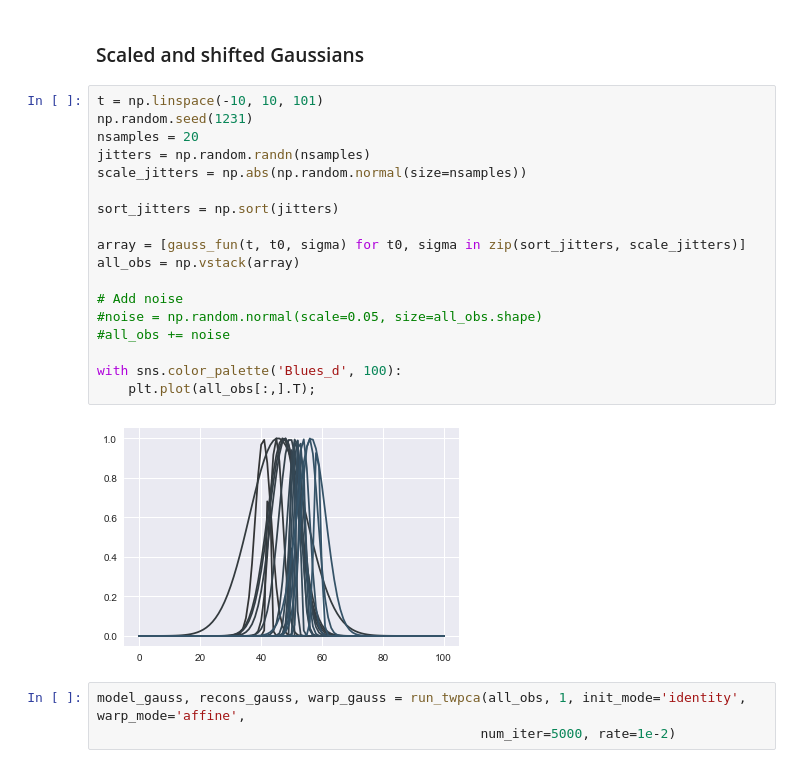
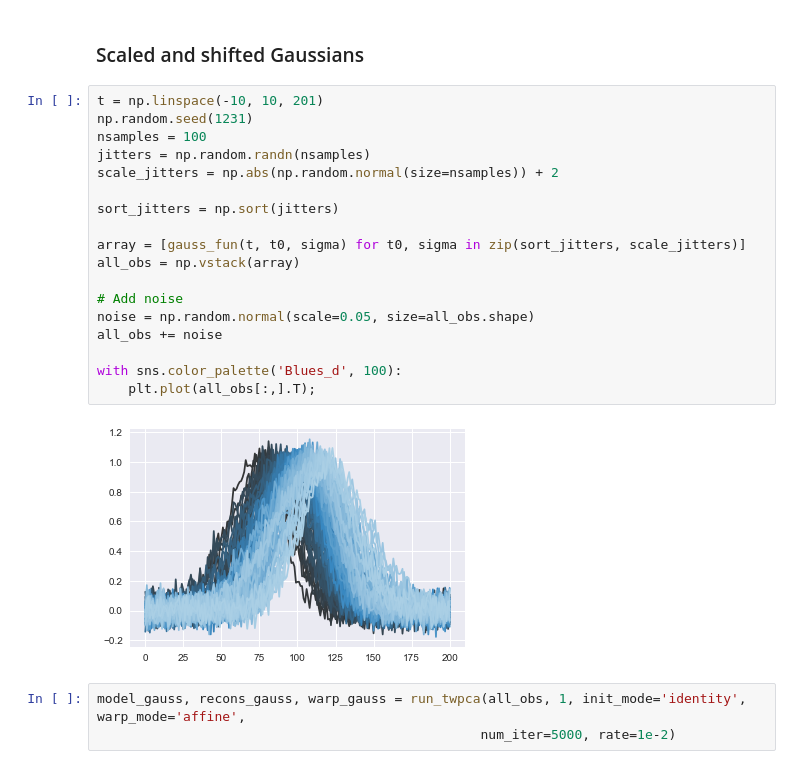
Before and after one commit to lmn93beo/twPCA-Neural-Analysis, a Jupyter notebook: twpca_neural_analysis.ipynb, the cells around one changed output. Cells and saved outputs as stored; diff of their text form.

```diff
--- a/twpca_neural_analysis.ipynb
+++ b/twpca_neural_analysis.ipynb
@@ -115,25 +155,25 @@ plt.savefig('twpca_gaussians_noise_100_171101_seed1231_initwarp_identity_warptyp
 # %% [markdown]
 ### Scaled and shifted Gaussians
 # %%
-t = np.linspace(-10, 10, 101)
+t = np.linspace(-10, 10, 201)
 np.random.seed(1231)
-nsamples = 20
+nsamples = 100
 jitters = np.random.randn(nsamples)
-scale_jitters = np.abs(np.random.normal(size=nsamples))
+scale_jitters = np.abs(np.random.normal(size=nsamples)) + 2
 
 sort_jitters = np.sort(jitters)
 
 array = [gauss_fun(t, t0, sigma) for t0, sigma in zip(sort_jitters, scale_jitters)]
 all_obs = np.vstack(array)
 
 # Add noise
-#noise = np.random.normal(scale=0.05, size=all_obs.shape)
-#all_obs += noise
+noise = np.random.normal(scale=0.05, size=all_obs.shape)
+all_obs += noise
 
 with sns.color_palette('Blues_d', 100):
     plt.plot(all_obs[:,].T);
 # %% [output]
-[figure, old version]
+[figure, new version]
 # %%
 model_gauss, recons_gauss, warp_gauss = run_twpca(all_obs, 1, init_mode='identity', warp_mode='affine',
                                                  num_iter=5000, rate=1e-2)
```
Also changed, not shown: parts of 41 cells of this notebook.
